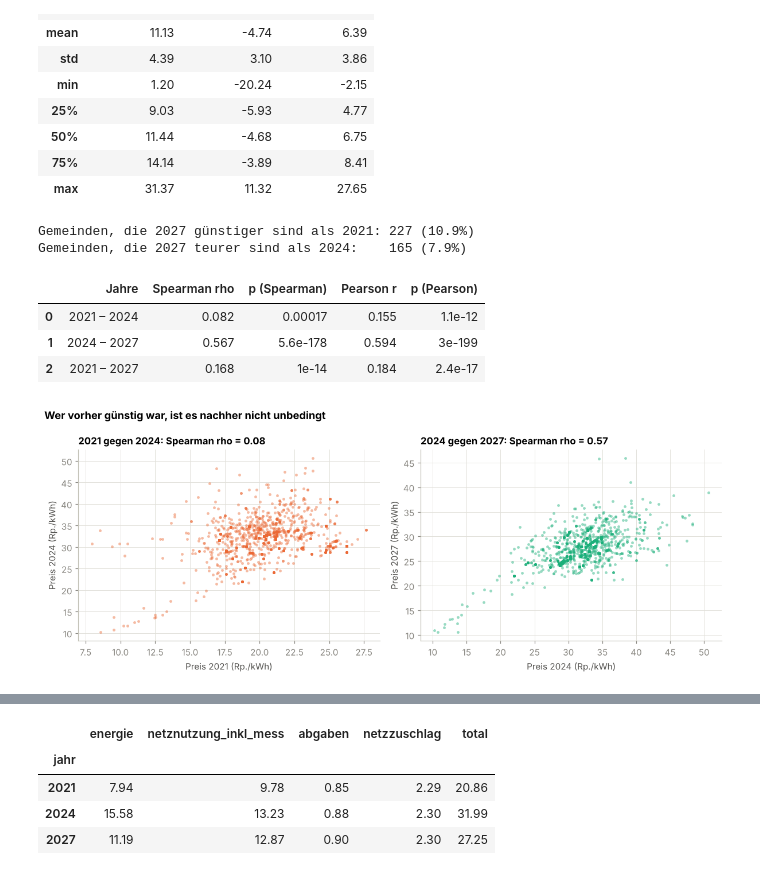
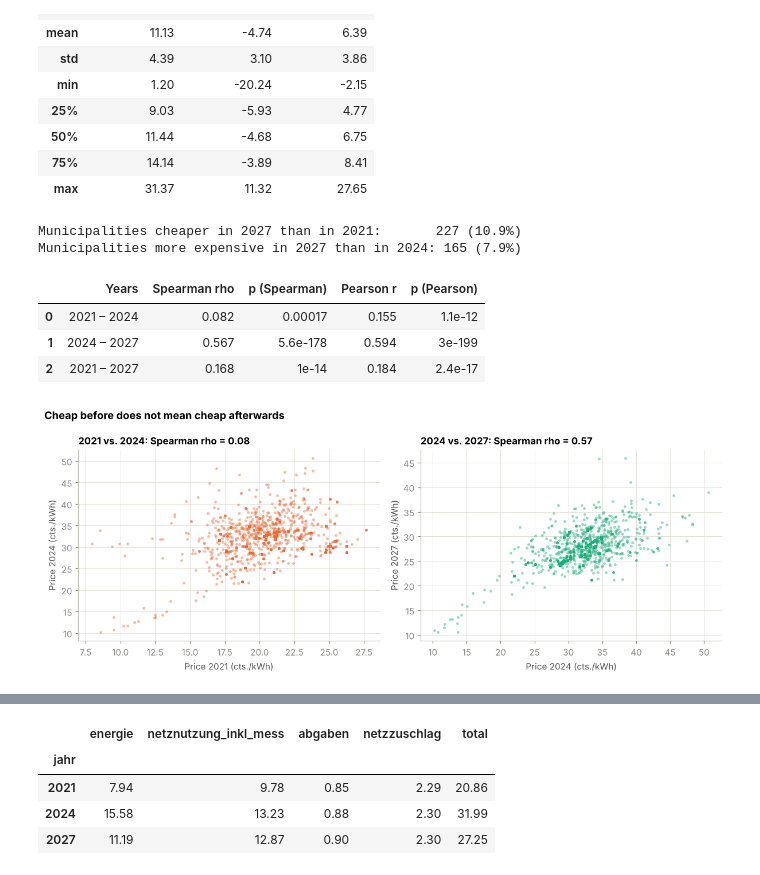
Before and after one commit to AltayMetehan/data-prices-electronic, a Jupyter notebook: scripts/03_analyse_subraj.ipynb, the cells around one changed output, grey strips where cells are left out. Cells and saved outputs as stored; diff of their text form; code cells hidden in the pictures.

```diff
--- a/scripts/03_analyse_subraj.ipynb
+++ b/scripts/03_analyse_subraj.ipynb
@@ -39,11 +39,11 @@ from scipy import stats
 
 
 def finde_wurzel(start: Path) -> Path:
-    # Klettert nach oben, bis daten/ und scripts/ nebeneinander liegen
+    # Climbs upwards until daten/ and scripts/ sit side by side
     for ordner in [start, *start.parents]:
         if (ordner / "daten").is_dir() and (ordner / "scripts").is_dir():
             return ordner
-    raise RuntimeError(f"Repo-Wurzel von {start} aus nicht gefunden")
+    raise RuntimeError(f"Repository root not found starting from {start}")
 
 
 WURZEL = finde_wurzel(Path.cwd().resolve())
@@ -51,10 +51,13 @@ DB = WURZEL / "sql" / "strompreise.db"
 VERBUNDEN = WURZEL / "daten" / "verbunden" / "strompreise_gemeinden.csv"
 JAHRE = [2021, 2024, 2027]
 
-# Farben: feste Reihenfolge, geprüft auf Farbfehlsichtigkeit
+# Colours: fixed order, checked for colour vision deficiency
 FARBE = {2021: "#2a78d6", 2024: "#eb6834", 2027: "#1baf7a"}
 REGION_FARBE = {"Deutsch": "#2a78d6", "Französisch": "#eb6834",
                 "Italienisch": "#1baf7a", "Rätoromanisch": "#eda100"}
+# The values of sprachregion are German words in the data; translated for display only (glossar.md, 0b)
+ANZEIGE_SPRACHE = {"Deutsch": "German", "Französisch": "French",
+                   "Italienisch": "Italian", "Rätoromanisch": "Romansh"}
 plt.rcParams.update({
     "figure.dpi": 110, "axes.spines.top": False, "axes.spines.right": False,
     "axes.edgecolor": "#c3c2b7", "axes.labelcolor": "#52514e", "xtick.color": "#898781",
@@ -209,7 +212,7 @@ fig, ax = plt.subplots(figsize=(7, 3.6))
 sns.boxplot(data=lang, x="jahr", y="preis", hue="jahr", palette=FARBE, legend=False,
             width=0.5, fliersize=2.5, linewidth=1, ax=ax)
 ax.set_xlabel("")
-ax.set_ylabel("Gesamtpreis H4 (Rp./kWh)")
-ax.set_title("Preisniveau und Ausreisser pro Jahr", loc="left")
+ax.set_ylabel("Total price H4 (cts./kWh)")
+ax.set_title("Price level and outliers per year", loc="left")
 fig.tight_layout()
 # %% [output]
@@ -241,9 +244,9 @@ df[["anstieg_21_24", "anstieg_24_27", "anstieg_21_27"]].describe().round(2)
 | 75% | 14.14 | -3.89 | 8.41 |
 | max | 31.37 | 11.32 | 27.65 |
 # %%
-print(f"Gemeinden, die 2027 günstiger sind als 2021: {(df['anstieg_21_27'] < 0).sum()} "
+print(f"Municipalities cheaper in 2027 than in 2021:       {(df['anstieg_21_27'] < 0).sum()} "
       f"({(df['anstieg_21_27'] < 0).mean():.1%})")
-print(f"Gemeinden, die 2027 teurer sind als 2024:    {(df['anstieg_24_27'] > 0).sum()} "
+print(f"Municipalities more expensive in 2027 than in 2024: {(df['anstieg_24_27'] > 0).sum()} "
       f"({(df['anstieg_24_27'] > 0).mean():.1%})\n")
 
 paare = [(2021, 2024), (2024, 2027), (2021, 2027)]
@@ -251,30 +254,30 @@ zeilen = []
 for a, b in paare:
     sp = stats.spearmanr(df[f"total_{a}"], df[f"total_{b}"])
     pe = stats.pearsonr(df[f"total_{a}"], df[f"total_{b}"])
-    zeilen.append({"Jahre": f"{a} – {b}",
+    zeilen.append({"Years": f"{a} – {b}",
                    "Spearman rho": round(sp.statistic, 3), "p (Spearman)": f"{sp.pvalue:.2g}",
                    "Pearson r": round(pe.statistic, 3), "p (Pearson)": f"{pe.pvalue:.2g}"})
 rang = pd.DataFrame(zeilen)
 rang
 # %% [output]
-Gemeinden, die 2027 günstiger sind als 2021: 227 (10.9%)
-Gemeinden, die 2027 teurer sind als 2024:    165 (7.9%)
+Municipalities cheaper in 2027 than in 2021:       227 (10.9%)
+Municipalities more expensive in 2027 than in 2024: 165 (7.9%)
-|  | Jahre | Spearman rho | p (Spearman) | Pearson r | p (Pearson) |
+|  | Years | Spearman rho | p (Spearman) | Pearson r | p (Pearson) |
 | 0 | 2021 – 2024 | 0.082 | 0.00017 | 0.155 | 1.1e-12 |
 | 1 | 2024 – 2027 | 0.567 | 5.6e-178 | 0.594 | 3e-199 |
 | 2 | 2021 – 2027 | 0.168 | 1e-14 | 0.184 | 2.4e-17 |
 # %%
 fig, achsen = plt.subplots(1, 2, figsize=(11, 4.4), sharex=False)
 for ax, (a, b) in zip(achsen, [(2021, 2024), (2024, 2027)]):
     ax.scatter(df[f"total_{a}"], df[f"total_{b}"], s=10, alpha=0.45, color=FARBE[b], linewidths=0)
     rho = stats.spearmanr(df[f"total_{a}"], df[f"total_{b}"]).statistic
-    ax.set_xlabel(f"Preis {a} (Rp./kWh)")
-    ax.set_ylabel(f"Preis {b} (Rp./kWh)")
-    ax.set_title(f"{a} gegen {b}: Spearman rho = {rho:.2f}", loc="left")
-fig.suptitle("Wer vorher günstig war, ist es nachher nicht unbedingt", x=0.01, ha="left", fontweight="bold")
+    ax.set_xlabel(f"Price {a} (cts./kWh)")
+    ax.set_ylabel(f"Price {b} (cts./kWh)")
+    ax.set_title(f"{a} vs. {b}: Spearman rho = {rho:.2f}", loc="left")
+fig.suptitle("Cheap before does not mean cheap afterwards", x=0.01, ha="left", fontweight="bold")
 fig.tight_layout()
 # %% [output]
-[figure, old version]
+[figure, new version]
 # %% [markdown]
 #### Interpretation
 
```
Also changed, not shown: parts of 60 cells of this notebook, 1 other file.
